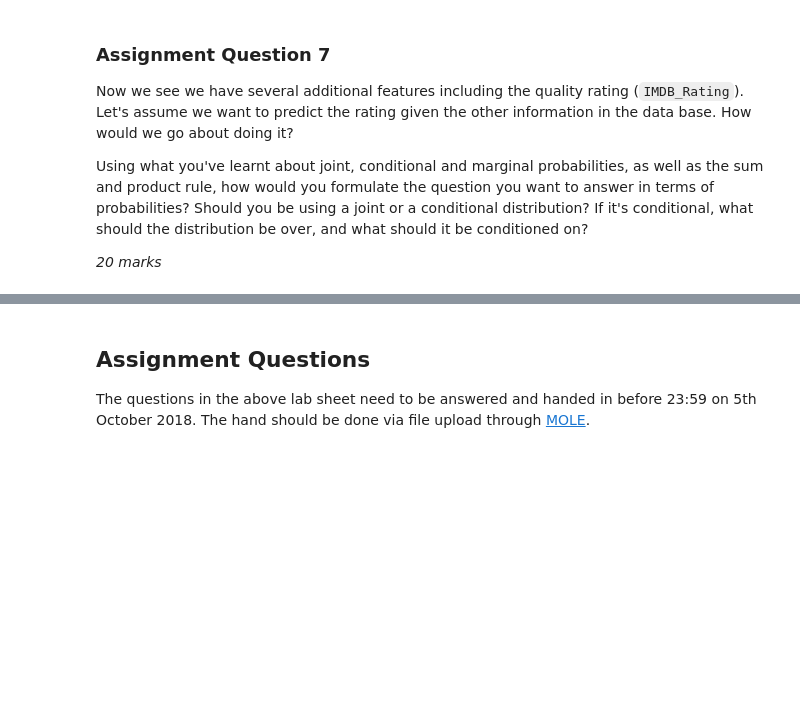
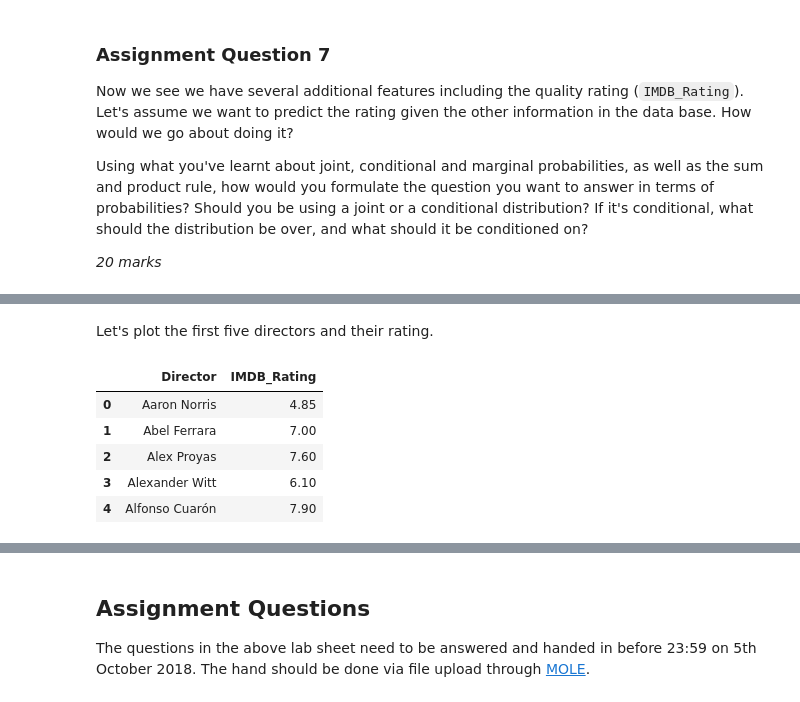
Before and after one commit to TUOS-COM-4509-6509-2018-19/assignment-1-MrDupin, a Jupyter notebook: test.ipynb, the cells around one changed output, grey strips where cells are left out. Drawn from its saved outputs; the diff is of its cells as text; code cells hidden in the pictures; blank space fills up the shorter version.

```diff
--- a/test.ipynb
+++ b/test.ipynb
@@ -534,0 +575,11 @@ If, finally, we had used the joint probability of `P(R == 7.9, F_1, ..., F_n)`,
+# %% [markdown]
+Let's plot the first five directors and their rating.
+# %%
+directors.head()
+# %% [output]
+|  | Director | IMDB_Rating |
+| 0 | Aaron Norris | 4.85 |
+| 1 | Abel Ferrara | 7.00 |
+| 2 | Alex Proyas | 7.60 |
+| 3 | Alexander Witt | 6.10 |
+| 4 | Alfonso Cuarón | 7.90 |
```
Also changed, not shown: parts of 21 cells of this notebook.
